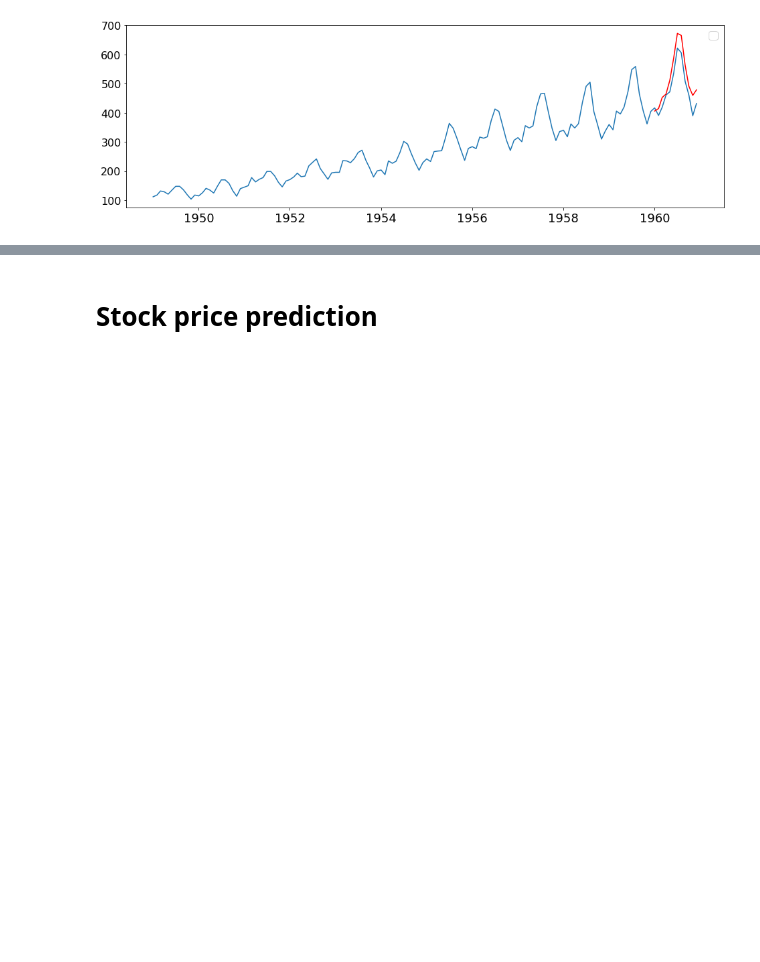
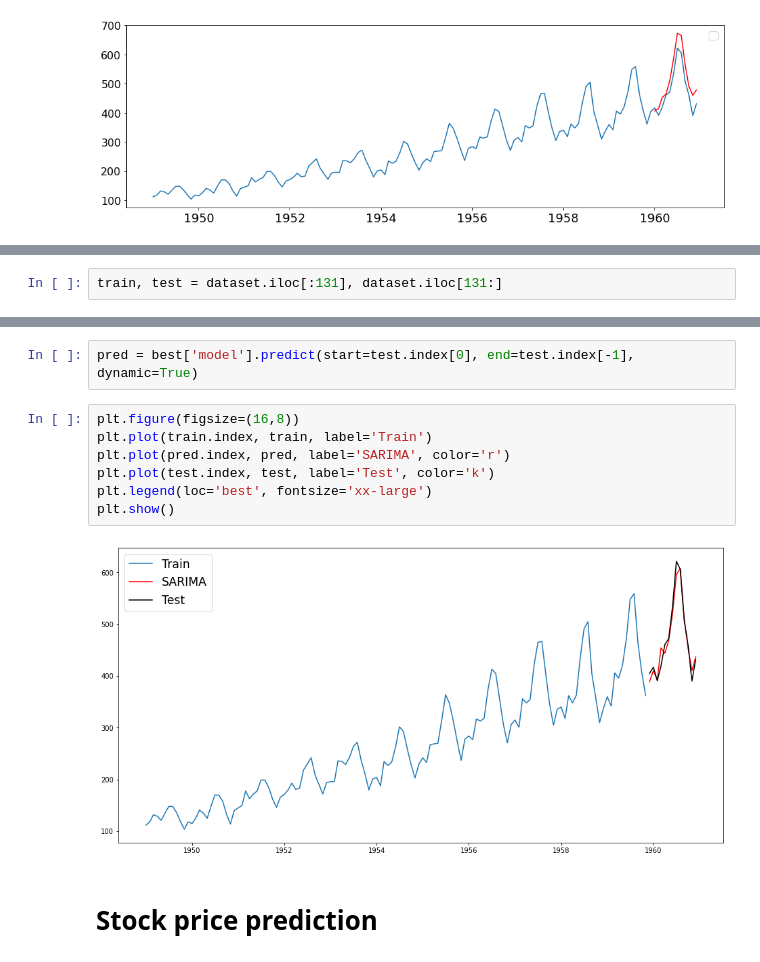
Before and after one commit to haythemtellili/AI-PROJECT, a Jupyter notebook: Time_series_with_LSTM.ipynb, the cells around one changed output, grey strips where cells are left out. Drawn from its saved outputs; the diff is of its cells as text; blank space fills up the shorter version.

```diff
--- a/Time_series_with_LSTM.ipynb
+++ b/Time_series_with_LSTM.ipynb
@@ -105,0 +148,2 @@ No handles with labels found to put in legend.
+# %%
+train, test = dataset.iloc[:131], dataset.iloc[131:]
@@ -106,3 +207,14 @@ No handles with labels found to put in legend.
+# %%
+pred = best['model'].predict(start=test.index[0], end=test.index[-1], dynamic=True)
+# %%
+plt.figure(figsize=(16,8))
+plt.plot(train.index, train, label='Train')
+plt.plot(pred.index, pred, label='SARIMA', color='r')
+plt.plot(test.index, test, label='Test', color='k')
+plt.legend(loc='best', fontsize='xx-large')
+plt.show()
+# %% [output]
+[figure, added]
 # %% [markdown]
 # Stock price prediction
 # %%
```
Also changed, not shown: parts of 38 cells of this notebook.
